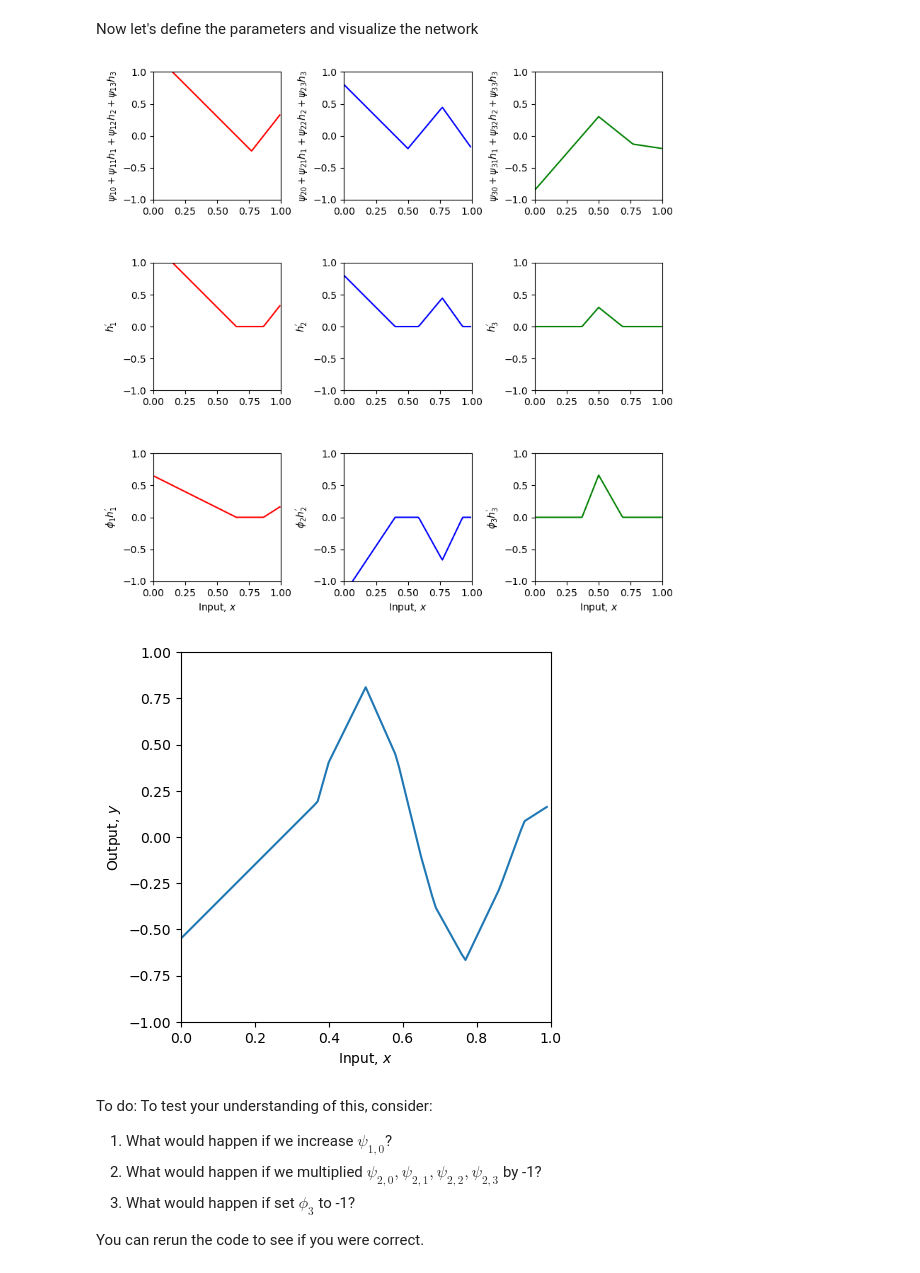
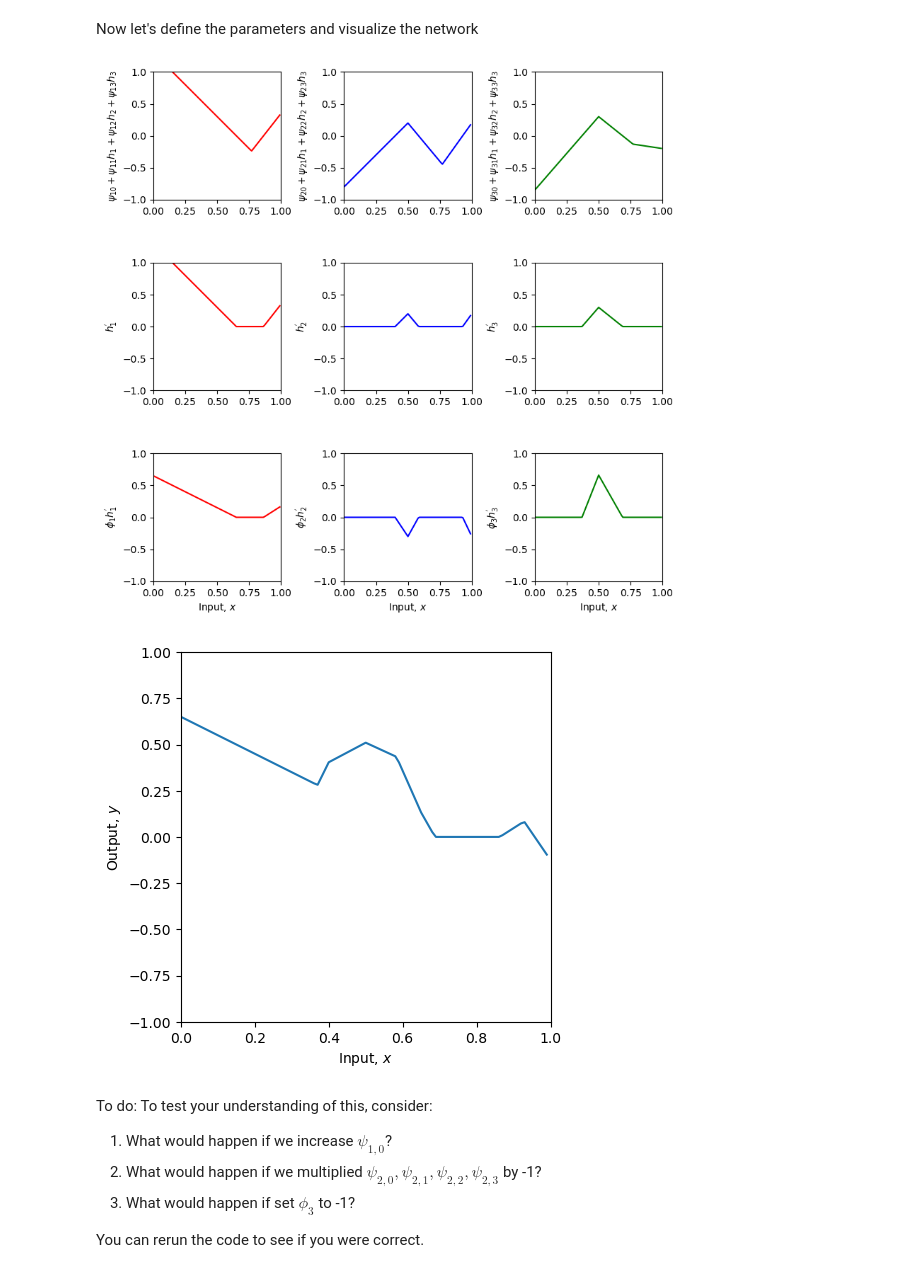
Before and after one commit to urstrulyvishtan/learning_DL, a Jupyter notebook: UDLbook/Chap04/4_2_Clipping_functions.ipynb, the cells around one changed output. Cells and saved outputs as stored; diff of their text form; code cells hidden in the pictures.

```diff
--- a/UDLbook/Chap04/4_2_Clipping_functions.ipynb
+++ b/UDLbook/Chap04/4_2_Clipping_functions.ipynb
@@ -93,30 +93,30 @@ Now let's define the parameters and visualize the network
 # %%
 # Define parameters (note first dimension of theta and phi is padded to make indices match
 # notation in book)
 theta = np.zeros([4,2])
 psi = np.zeros([4,4])
 phi = np.zeros([4,1])
 
 theta[1,0] =  0.5 ; theta[1,1] = -1.0
 theta[2,0]= -1.0  ; theta[2,1] = 2.0
 theta[3,0] = -0.5  ; theta[3,1] = 0.65
 psi[1,0] = 0.3;  psi[1,1] = 2.0; psi[1,2] = -1.0; psi[1,3]=7.0
-psi[2,0] = -0.2;  psi[2,1] = 2.0; psi[2,2] = 1.2; psi[2,3]=-8.0
+psi[2,0] = -0.2*-1;  psi[2,1] = 2.0*-1; psi[2,2] = 1.2*-1; psi[2,3]=-8.0*-1
 psi[3,0] = 0.3;  psi[3,1] = -2.3; psi[3,2] = -0.8; psi[3,3]=2.0
 phi[0] = 0.0; phi[1] = 0.5; phi[2] = -1.5; phi [3] = 2.2
 
 # Define a range of input values
 x = np.arange(0,1,0.01)
 
 # Run the neural network
 y, layer2_pre_1, layer2_pre_2, layer2_pre_3, h1_prime, h2_prime, h3_prime, phi1_h1_prime, phi2_h2_prime, phi3_h3_prime \
     = shallow_1_1_3_3(x, ReLU, phi, psi, theta)
 
 # And then plot it
 plot_neural_two_layers(x, y, layer2_pre_1, layer2_pre_2, layer2_pre_3, h1_prime, h2_prime, h3_prime, phi1_h1_prime, phi2_h2_prime, phi3_h3_prime)
 # %% [output]
-[figure, old version]
+[figure, new version]
-[figure, old version]
+[figure, new version]
 # %% [markdown]
 To do:  To test your understanding of this, consider:
 
```
